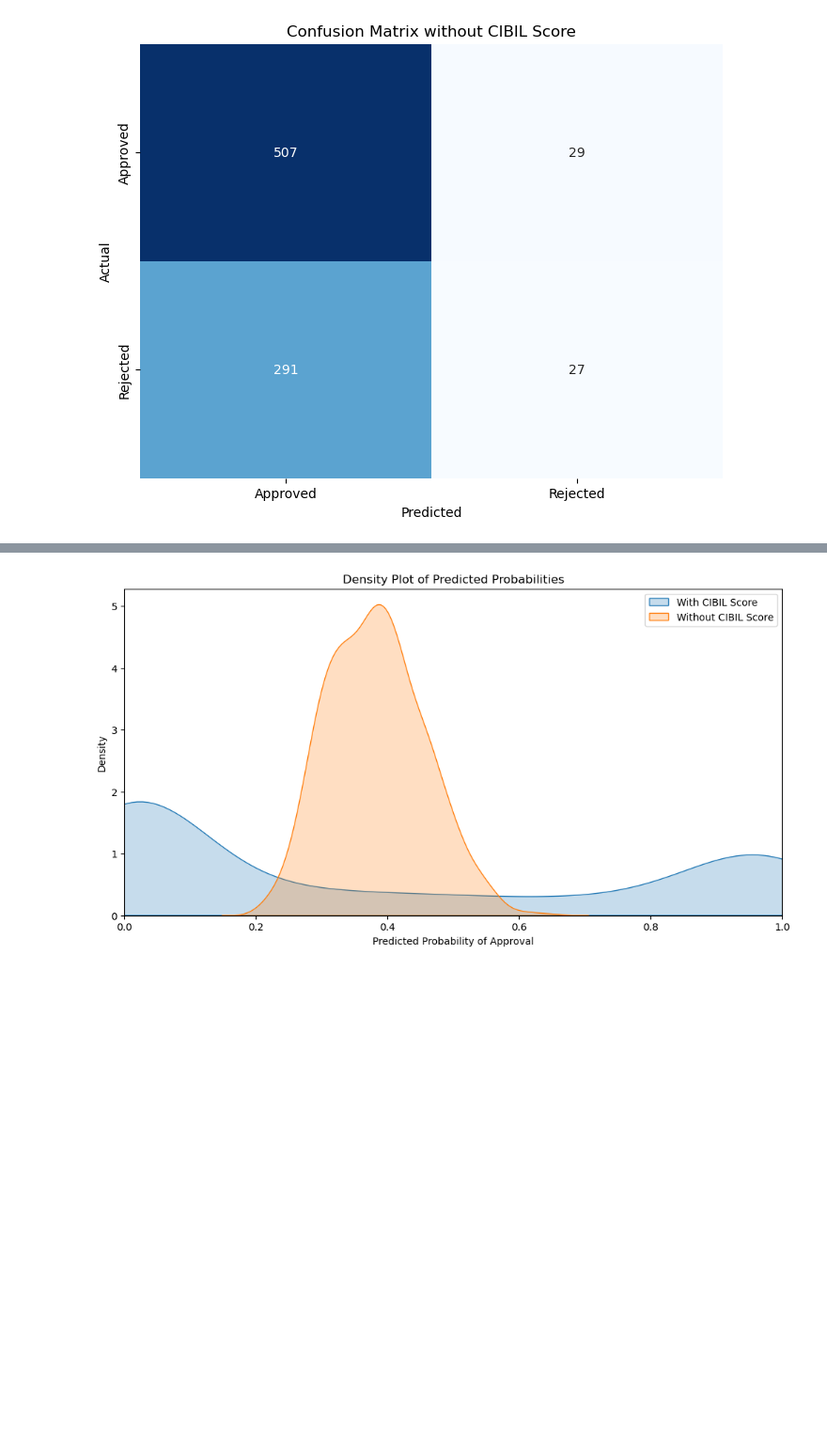
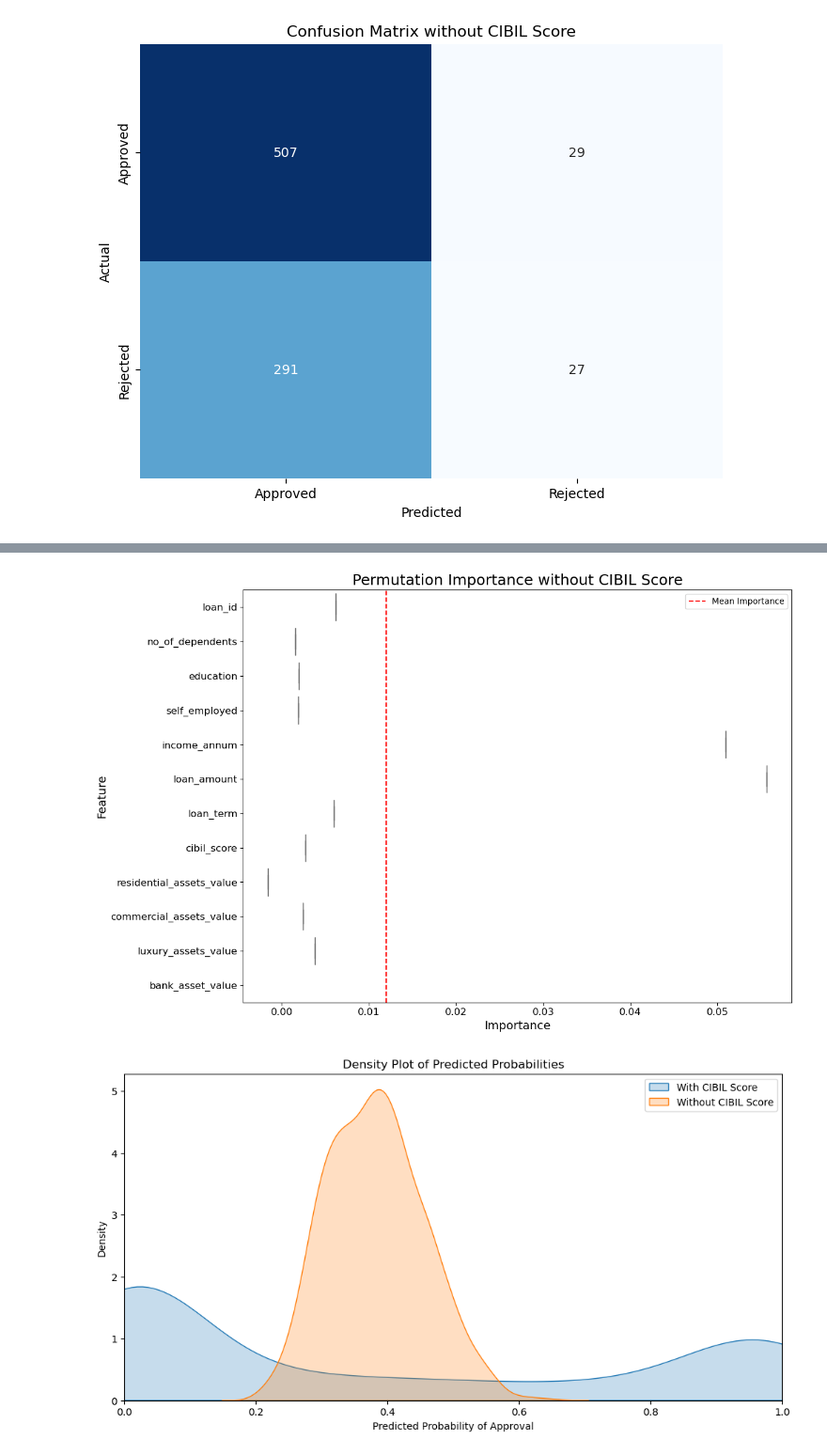
Before and after one commit to Group-6-Software-Development/Data-Handling-and-Machine-Learning, a Jupyter notebook: Home Assignments/Task 6 - Project.ipynb, the cells around one changed output, grey strips where cells are left out. Shown: that part at 94% size. Cells and saved outputs as stored; diff of their text form; code cells hidden in the pictures; blank space fills up the shorter version.

```diff
--- a/Home Assignments/Task 6 - Project.ipynb
+++ b/Home Assignments/Task 6 - Project.ipynb
@@ -335,3 +387,31 @@ plot_confusion_matrix(y_test, y_pred_without_cibil, "Confusion Matrix without CI
+# %%
+# Set up the matplotlib figure
+plt.figure(figsize=(12, 8))
+
+# Create a boxplot for importance without CIBIL Score
+sns.boxplot(data=perm_importance_df[['Feature', 'Importance without CIBIL']],
+            x='Importance without CIBIL',
+            y='Feature',
+            color='lightcoral')
+
+plt.title("Permutation Importance without CIBIL Score", fontsize=18)
+plt.xlabel("Importance", fontsize=14)
+plt.ylabel("Feature", fontsize=14)
+plt.xticks(fontsize=12)
+plt.yticks(fontsize=12)
+
+# Adding mean importance line
+mean_importance_no_cibil = perm_importance_df['Importance without CIBIL'].mean()
+plt.axvline(mean_importance_no_cibil, color='red', linestyle='--', label='Mean Importance')
+plt.legend()
+
+# Adjust layout to avoid overlap
+plt.tight_layout()
+
+# Show the plot
+plt.show()
+# %% [output]
+[figure, added]
 # %%
 # Predict probabilities for both models
 probs_with_cibil = model_with_cibil.predict_proba(X_test)[:, 1]  # Probability of approval
```
Also changed, not shown: parts of 7 cells of this notebook.
